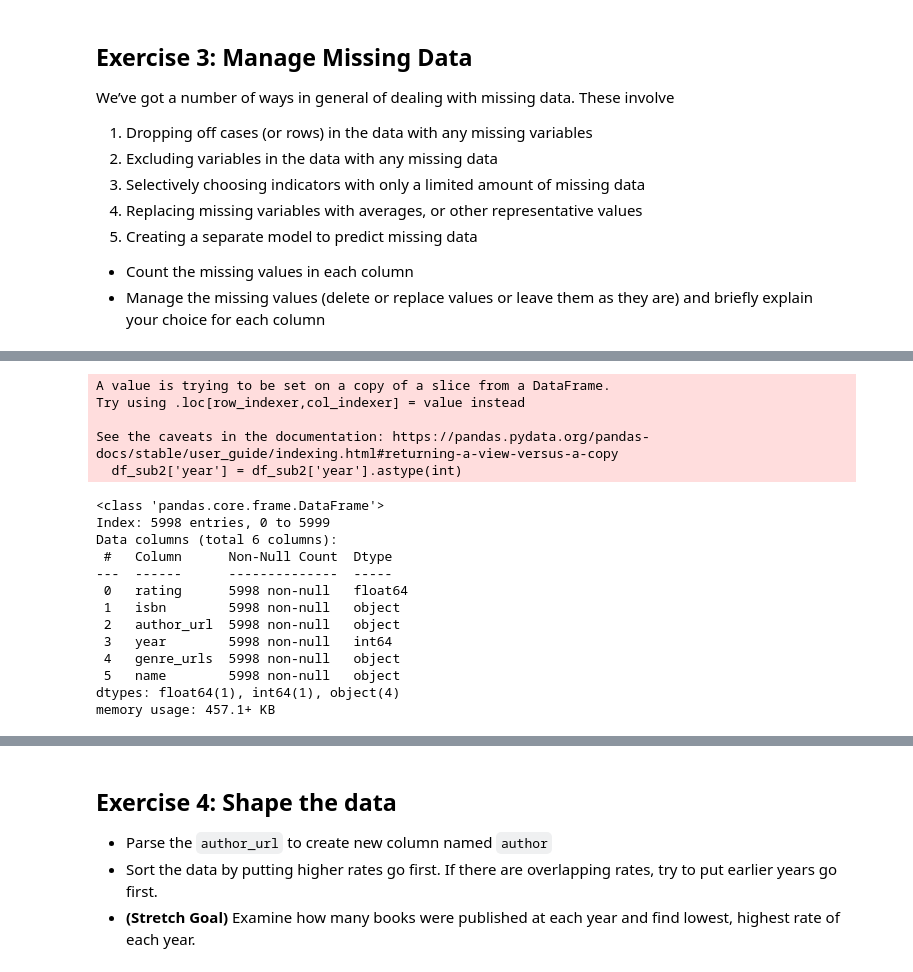
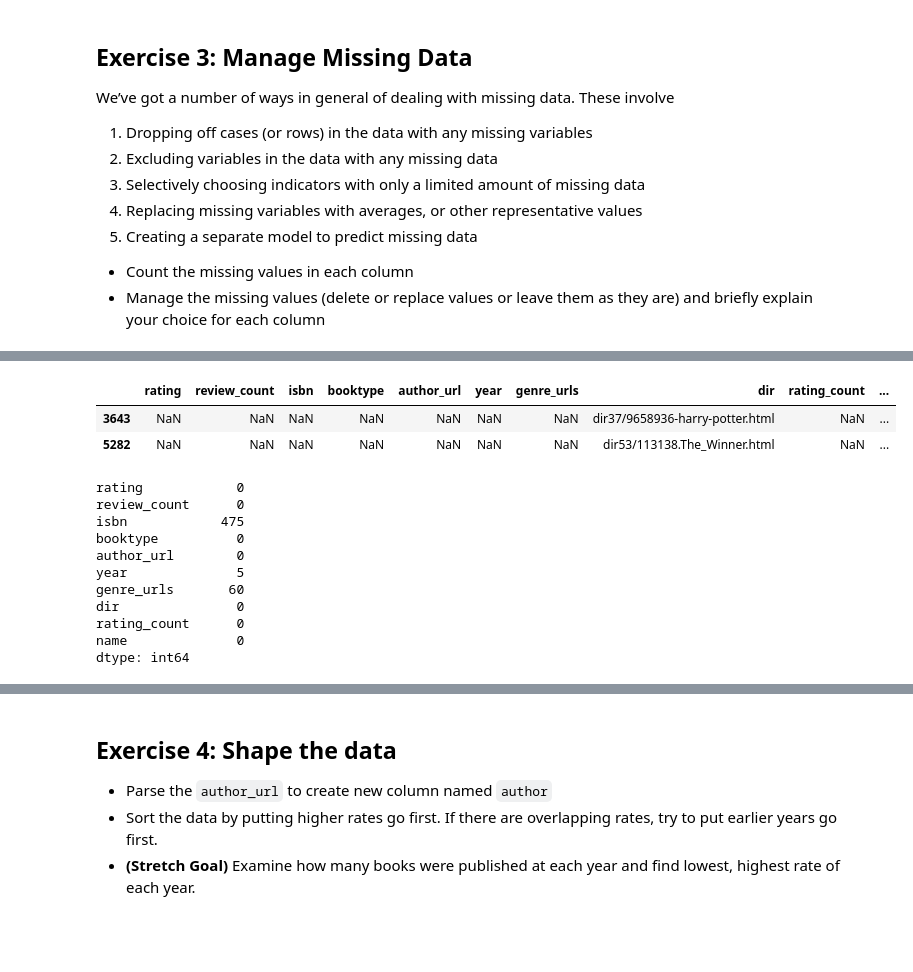
Before and after one commit to mannan272/data1, a Jupyter notebook: lab-02/Assignment 3.ipynb, the cells around one changed output, grey strips where cells are left out. Cells and saved outputs as stored; diff of their text form; code cells hidden in the pictures; blank space fills up the shorter version.

```diff
--- a/lab-02/Assignment 3.ipynb
+++ b/lab-02/Assignment 3.ipynb
@@ -173,26 +135,24 @@ df_sub2
-# %%
-df_sub2.loc[df_sub2['year'].isna(), 'year'] = 0
-df_sub2['year'] = df_sub2['year'].astype(int)
-# %% [output]
-A value is trying to be set on a copy of a slice from a DataFrame.
-Try using .loc[row_indexer,col_indexer] = value instead
-
-See the caveats in the documentation: https://pandas.pydata.org/pandas-docs/stable/user_guide/indexing.html#returning-a-view-versus-a-copy
-  df_sub2['year'] = df_sub2['year'].astype(int)
-# %%
-#df_sub2.isna().sum()
-df_sub2.info()
-# %% [output]
-<class 'pandas.core.frame.DataFrame'>
-Index: 5998 entries, 0 to 5999
-Data columns (total 6 columns):
- #   Column      Non-Null Count  Dtype
----  ------      --------------  -----
- 0   rating      5998 non-null   float64
- 1   isbn        5998 non-null   object
- 2   author_url  5998 non-null   object
- 3   year        5998 non-null   int64
- 4   genre_urls  5998 non-null   object
- 5   name        5998 non-null   object
-dtypes: float64(1), int64(1), object(4)
-memory usage: 457.1+ KB
+# %%
+#locate & remove rows with too much missing data
+
+df.loc[(df['name'].isna() & df['isbn'].isna()) == True] #locate
+# %% [output]
+|  | rating | review_count | isbn | booktype | author_url | year | genre_urls | dir | rating_count | ... |
+| 3643 | NaN | NaN | NaN | NaN | NaN | NaN | NaN | dir37/9658936-harry-potter.html | NaN | ... |
+| 5282 | NaN | NaN | NaN | NaN | NaN | NaN | NaN | dir53/113138.The_Winner.html | NaN | ... |
+# %%
+df_clean = df.loc[(df['name'].isna() & df['isbn'].isna()) == False] #remove
+
+df_clean.isna().sum() #check
+# %% [output]
+rating            0
+review_count      0
+isbn            475
+booktype          0
+author_url        0
+year              5
+genre_urls       60
+dir               0
+rating_count      0
+name              0
+dtype: int64
```
Also changed, not shown: parts of 14 cells of this notebook, 3 other files.
